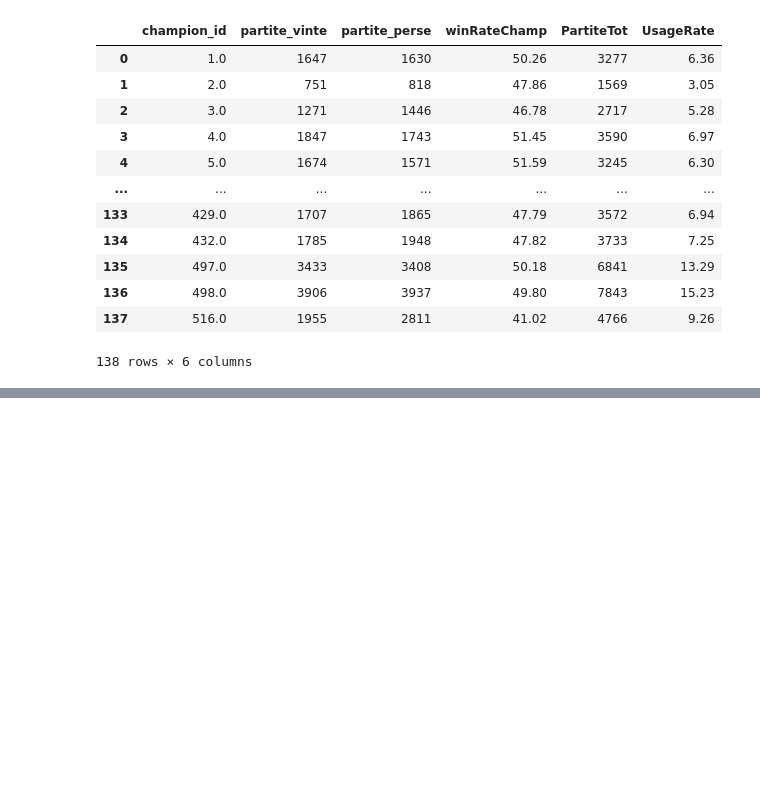
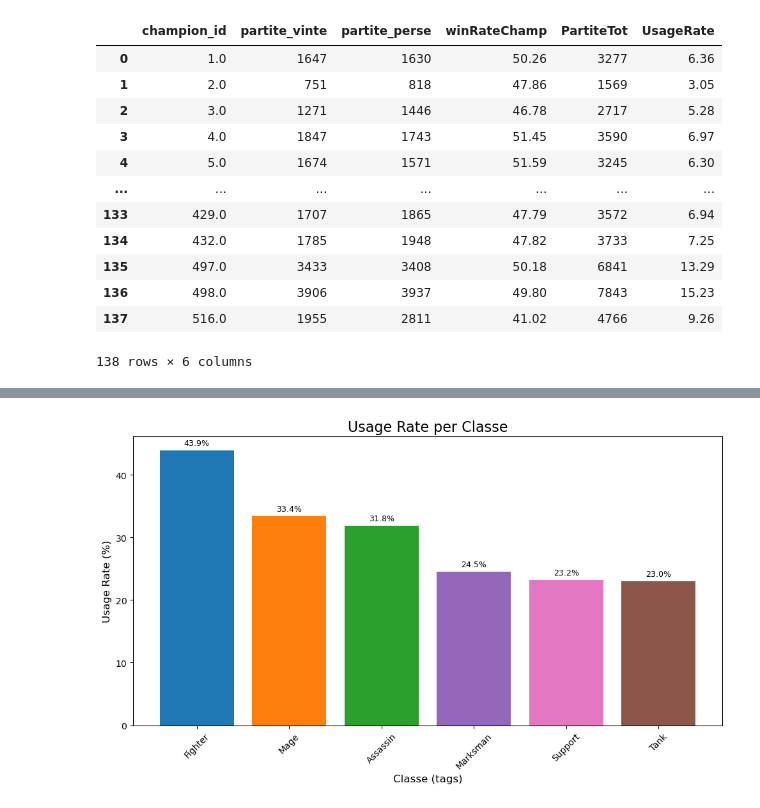
Before and after one commit to FedeDL777/DIP-Project, a Jupyter notebook: main.ipynb, the cells around one changed output, grey strips where cells are left out. Drawn from its saved outputs; the diff is of its cells as text; code cells hidden in the pictures; blank space fills up the shorter version.

Commit message:
Diagram of  every class usage rate

```diff
--- a/main.ipynb
+++ b/main.ipynb
@@ -170,0 +223,4 @@ df_finale
+# %%
+col = ["id", "tags"]
+class_championId = df_champions_nameID.loc[df_champions_nameID["id"] != -1, col]
+class_championId.columns = ["champion_id", "tags"]
@@ -170,0 +243,5 @@ df_finale
+# %%
+col_df = ["champion_id",
+"winRateChamp", "UsageRate", "tags", "PartiteTot", "partite_vinte"]
+
+class_and_games = df_finale.merge(class_championId, on="champion_id", how="left")[col_df]
@@ -170,0 +303,26 @@ df_finale
+# %%
+
+
+# Impostazioni base
+plt.figure(figsize=(10, 6))
+
+
+norm = mcolors.Normalize(vmin=df_class_summary["winRateChamp"].min(), vmax=df_class_summary["winRateChamp"].max())
+
+colori = ["#1f77b4", "#ff7f0e", "#2ca02c", "#9467bd", "#e377c2", "#8c564b"]
+plt.bar(df_class_summary.index, df_class_summary["UsageRate"], color=colori)
+# Titolo e assi
+plt.title("Usage Rate per Classe", fontsize=16)
+plt.xlabel("Classe (tags)", fontsize=12)
+plt.ylabel("Usage Rate (%)", fontsize=12)
+plt.xticks(rotation=45)
+
+# Etichette sopra le barre
+for i, val in enumerate(df_class_summary["UsageRate"]):
+    plt.text(i, val + 0.5, f"{val:.1f}%", ha='center', va='bottom', fontsize=9)
+
+# Mostra il grafico
+plt.tight_layout()
+plt.show()
+# %% [output]
+[figure, added]
```
Also changed, not shown: parts of 10 cells of this notebook.
